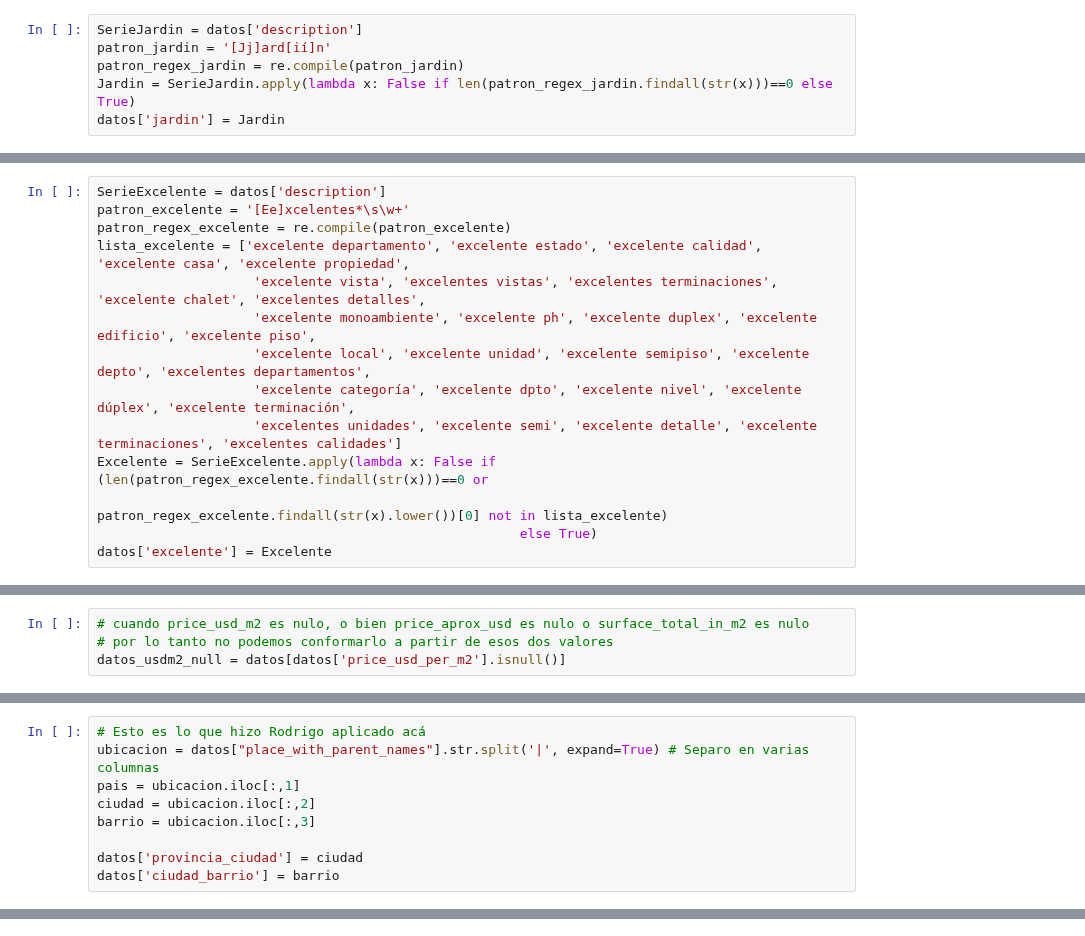
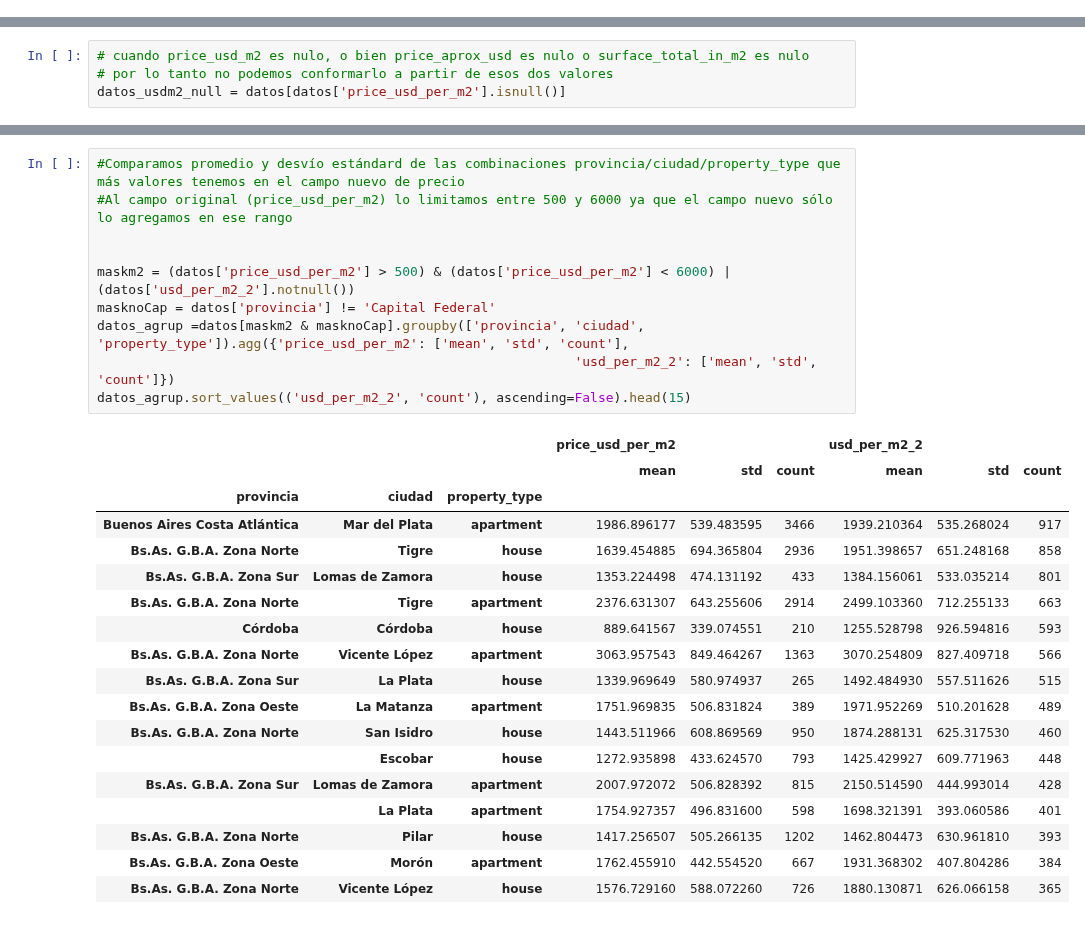
Before and after one commit to Facundo-Peloso/DH-TP-1---Grupo-10, a Jupyter notebook: tp_roberto.ipynb, the cells around one changed output, grey strips where cells are left out. Saved outputs shown, nothing was run; the diff lists cells and outputs as text.

Commit message:
actualizo tp_roberto con precios

```diff
--- a/tp_roberto.ipynb
+++ b/tp_roberto.ipynb
@@ -109,9 +563,3 @@ patron_coch = '([Cc]ochera|[Gg]arage)'
 patron_regex_coch = re.compile(patron_coch)
 Cochera = SerieCoch.apply(lambda x: False if len(patron_regex_coch.findall(str(x)))==0 else True)
 datos['cochera'] = Cochera
-# %%
-SerieJardin = datos['description']
-patron_jardin = '[Jj]ard[ií]n'
-patron_regex_jardin = re.compile(patron_jardin)
-Jardin = SerieJardin.apply(lambda x: False if len(patron_regex_jardin.findall(str(x)))==0 else True)
-datos['jardin'] = Jardin
@@ -139,20 +583,6 @@ patron_pileta = '([Pp]ileta|[Pp]iscina)'
 patron_regex_pileta = re.compile(patron_pileta)
 Pileta = SeriePileta.apply(lambda x: False if len(patron_regex_pileta.findall(str(x)))==0 else True)
 datos['pileta'] = Pileta
-# %%
-SerieExcelente = datos['description']
-patron_excelente = '[Ee]xcelentes*\s\w+'
-patron_regex_excelente = re.compile(patron_excelente)
-lista_excelente = ['excelente departamento', 'excelente estado', 'excelente calidad', 'excelente casa', 'excelente propiedad',
-                    'excelente vista', 'excelentes vistas', 'excelentes terminaciones', 'excelente chalet', 'excelentes detalles',
-                    'excelente monoambiente', 'excelente ph', 'excelente duplex', 'excelente edificio', 'excelente piso',
-                    'excelente local', 'excelente unidad', 'excelente semipiso', 'excelente depto', 'excelentes departamentos',
-                    'excelente categoría', 'excelente dpto', 'excelente nivel', 'excelente dúplex', 'excelente terminación',
-                    'excelentes unidades', 'excelente semi', 'excelente detalle', 'excelente terminaciones', 'excelentes calidades']
-Excelente = SerieExcelente.apply(lambda x: False if (len(patron_regex_excelente.findall(str(x)))==0 or
-                                                      patron_regex_excelente.findall(str(x).lower())[0] not in lista_excelente)
-                                                      else True)
-datos['excelente'] = Excelente
 # %%
 SerieVista = datos['description']
 patron_vista = '([Aa]l\s[Ff]rente|[\s.,!/][Vv]istas*[\s.,!/)])'
@@ -172,12 +602,3 @@ mask1 = datos_usdm2_null['price_per_m2'] < 6000
 mask2 = datos_usdm2_null['price_per_m2'] > 500
 Serie_price_per_m2 = datos_usdm2_null[mask1 & mask2]['price_per_m2']
 datos['usd_per_m2_2'] = Serie_price_per_m2
-# %%
-# Esto es lo que hizo Rodrigo aplicado acá
-ubicacion = datos["place_with_parent_names"].str.split('|', expand=True) # Separo en varias columnas
-pais = ubicacion.iloc[:,1]
-ciudad = ubicacion.iloc[:,2]
-barrio = ubicacion.iloc[:,3]
-
-datos['provincia_ciudad'] = ciudad
-datos['ciudad_barrio'] = barrio
@@ -225,0 +615,29 @@ sns.histplot(data=datos_grafico2['usd_per_m2_2'], color= 'orange', bins=50)
+# %%
+#Comparamos promedio y desvío estándard de las combinaciones provincia/ciudad/property_type que más valores tenemos en el campo nuevo de precio
+#Al campo original (price_usd_per_m2) lo limitamos entre 500 y 6000 ya que el campo nuevo sólo lo agregamos en ese rango
+
+
+maskm2 = (datos['price_usd_per_m2'] > 500) & (datos['price_usd_per_m2'] < 6000) | (datos['usd_per_m2_2'].notnull())
+masknoCap = datos['provincia'] != 'Capital Federal'
+datos_agrup =datos[maskm2 & masknoCap].groupby(['provincia', 'ciudad', 'property_type']).agg({'price_usd_per_m2': ['mean', 'std', 'count'],
+                                                             'usd_per_m2_2': ['mean', 'std', 'count']})
+datos_agrup.sort_values(('usd_per_m2_2', 'count'), ascending=False).head(15)
+# %% [output]
+|  |  |  | price_usd_per_m2 |  |  | usd_per_m2_2 |  |  |
+|  |  |  | mean | std | count | mean | std | count |
+| provincia | ciudad | property_type |  |  |  |  |  |  |
+| Buenos Aires Costa Atlántica | Mar del Plata | apartment | 1986.896177 | 539.483595 | 3466 | 1939.210364 | 535.268024 | 917 |
+| Bs.As. G.B.A. Zona Norte | Tigre | house | 1639.454885 | 694.365804 | 2936 | 1951.398657 | 651.248168 | 858 |
+| Bs.As. G.B.A. Zona Sur | Lomas de Zamora | house | 1353.224498 | 474.131192 | 433 | 1384.156061 | 533.035214 | 801 |
+| Bs.As. G.B.A. Zona Norte | Tigre | apartment | 2376.631307 | 643.255606 | 2914 | 2499.103360 | 712.255133 | 663 |
+| Córdoba | Córdoba | house | 889.641567 | 339.074551 | 210 | 1255.528798 | 926.594816 | 593 |
+| Bs.As. G.B.A. Zona Norte | Vicente López | apartment | 3063.957543 | 849.464267 | 1363 | 3070.254809 | 827.409718 | 566 |
+| Bs.As. G.B.A. Zona Sur | La Plata | house | 1339.969649 | 580.974937 | 265 | 1492.484930 | 557.511626 | 515 |
+| Bs.As. G.B.A. Zona Oeste | La Matanza | apartment | 1751.969835 | 506.831824 | 389 | 1971.952269 | 510.201628 | 489 |
+| Bs.As. G.B.A. Zona Norte | San Isidro | house | 1443.511966 | 608.869569 | 950 | 1874.288131 | 625.317530 | 460 |
+|  | Escobar | house | 1272.935898 | 433.624570 | 793 | 1425.429927 | 609.771963 | 448 |
+| Bs.As. G.B.A. Zona Sur | Lomas de Zamora | apartment | 2007.972072 | 506.828392 | 815 | 2150.514590 | 444.993014 | 428 |
+|  | La Plata | apartment | 1754.927357 | 496.831600 | 598 | 1698.321391 | 393.060586 | 401 |
+| Bs.As. G.B.A. Zona Norte | Pilar | house | 1417.256507 | 505.266135 | 1202 | 1462.804473 | 630.961810 | 393 |
+| Bs.As. G.B.A. Zona Oeste | Morón | apartment | 1762.455910 | 442.554520 | 667 | 1931.368302 | 407.804286 | 384 |
+| Bs.As. G.B.A. Zona Norte | Vicente López | house | 1576.729160 | 588.072260 | 726 | 1880.130871 | 626.066158 | 365 |
```
Also changed, not shown: parts of 102 cells of this notebook.
